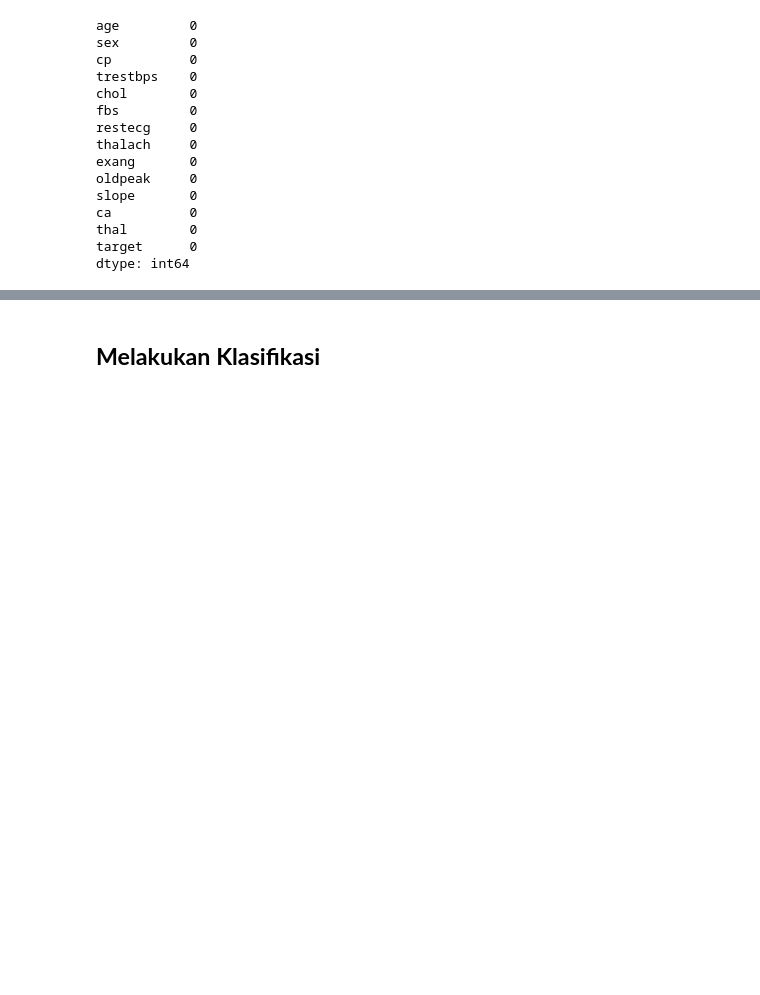
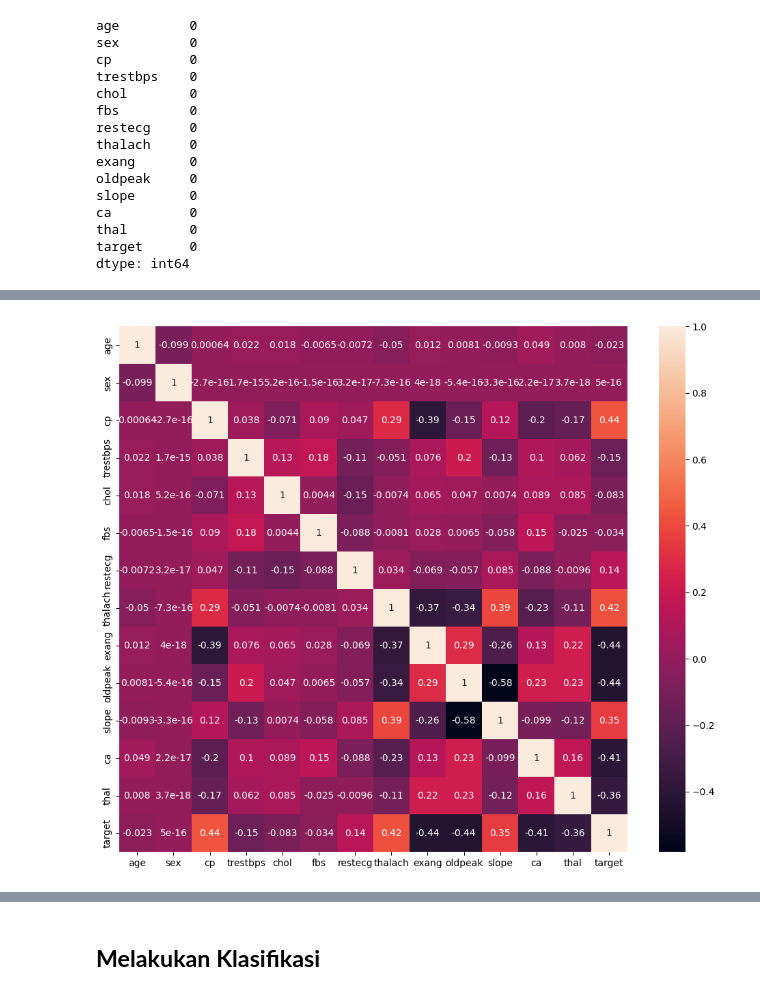
Before and after one commit to Hajranazbytama/tsdn24, a Jupyter notebook: Model_Prediction/hipertensi.ipynb, the cells around one changed output, grey strips where cells are left out. Drawn from its saved outputs; the diff is of its cells as text; code cells hidden in the pictures; blank space fills up the shorter version.

```diff
--- a/Model_Prediction/hipertensi.ipynb
+++ b/Model_Prediction/hipertensi.ipynb
@@ -115,3 +123,9 @@ data[categorical_columns] = data[categorical_columns].astype('category')
+# %%
+plt.figure(figsize=[12,10])
+sns.heatmap(data.corr(), annot=True)
+plt.show()
+# %% [output]
+[figure, added]
 # %%
 ##Menyeleksi variabel (feature selection)
 X = data.drop(["target"], axis = 1)
```
Also changed, not shown: parts of 43 cells of this notebook, 4 other files.
